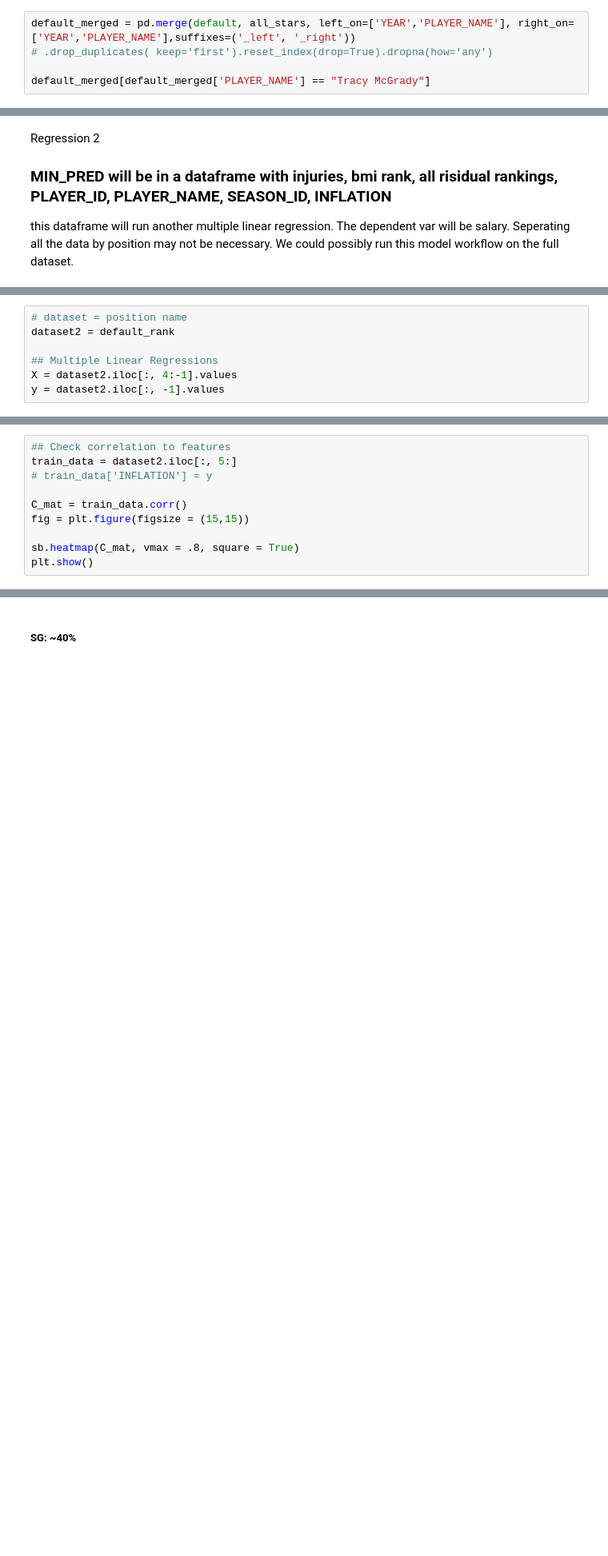
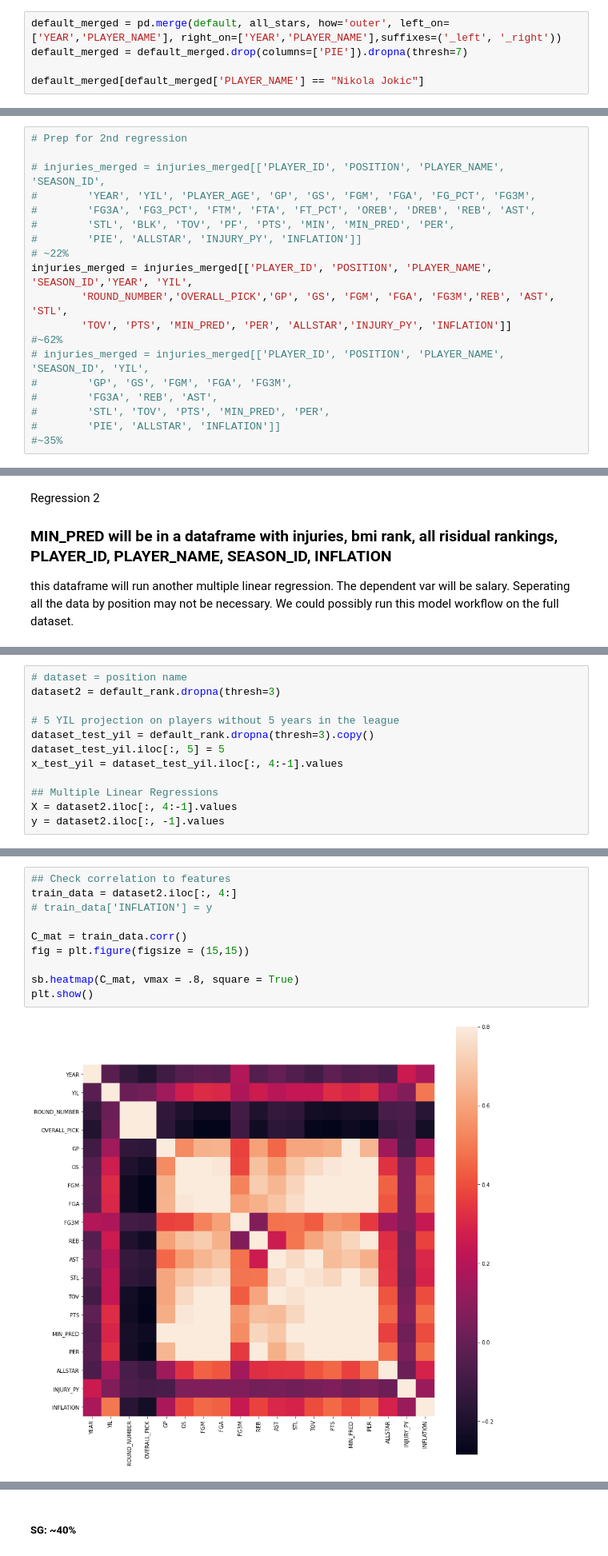
Before and after one commit to Fabiola-C14/Final-Project-NBA-Analysis, a Jupyter notebook: group_files/cpompa/notebooks/nba-ml-multi-linear-regression.ipynb, the cells around one changed output, grey strips where cells are left out. Shown at 80% size. Saved outputs shown, nothing was run; the diff lists cells and outputs as text; blank space fills up the shorter version.

```diff
--- a/group_files/cpompa/notebooks/nba-ml-multi-linear-regression.ipynb
+++ b/group_files/cpompa/notebooks/nba-ml-multi-linear-regression.ipynb
@@ -183,7 +215,7 @@ Simple PER is calculated as follows: (2FG Made * 2) - (2FG Attempted *.75) + (3F
 default['PER'] = ((default['FGM'] * 2) - (default['FGA'] * .75) + (default['FG3M'] * 3) - (default['FG3A'] * .84) + (default['FTM']) - (default['FTA'] * -.65) + default['REB'] + default['AST'] + default['BLK'] + default['STL'] - default['TOV'])
 default = default.sort_values(by='PER', ascending=False).reset_index(drop=True)
 # %%
-default_merged = pd.merge(default, all_stars, left_on=['YEAR','PLAYER_NAME'], right_on=['YEAR','PLAYER_NAME'],suffixes=('_left', '_right'))
-# .drop_duplicates( keep='first').reset_index(drop=True).dropna(how='any')
+default_merged = pd.merge(default, all_stars, how='outer', left_on=['YEAR','PLAYER_NAME'], right_on=['YEAR','PLAYER_NAME'],suffixes=('_left', '_right'))
+default_merged = default_merged.drop(columns=['PIE']).dropna(thresh=7)
 
-default_merged[default_merged['PLAYER_NAME'] == "Tracy McGrady"]
+default_merged[default_merged['PLAYER_NAME'] == "Nikola Jokic"]
@@ -189,0 +285,19 @@ default_merged[default_merged['PLAYER_NAME'] == "Tracy McGrady"]
+# %%
+# Prep for 2nd regression
+
+# injuries_merged = injuries_merged[['PLAYER_ID', 'POSITION', 'PLAYER_NAME', 'SEASON_ID',
+#        'YEAR', 'YIL', 'PLAYER_AGE', 'GP', 'GS', 'FGM', 'FGA', 'FG_PCT', 'FG3M',
+#        'FG3A', 'FG3_PCT', 'FTM', 'FTA', 'FT_PCT', 'OREB', 'DREB', 'REB', 'AST',
+#        'STL', 'BLK', 'TOV', 'PF', 'PTS', 'MIN', 'MIN_PRED', 'PER',
+#        'PIE', 'ALLSTAR', 'INJURY_PY', 'INFLATION']]
+# ~22%
+injuries_merged = injuries_merged[['PLAYER_ID', 'POSITION', 'PLAYER_NAME', 'SEASON_ID','YEAR', 'YIL',
+        'ROUND_NUMBER','OVERALL_PICK','GP', 'GS', 'FGM', 'FGA', 'FG3M','REB', 'AST', 'STL',
+        'TOV', 'PTS', 'MIN_PRED', 'PER', 'ALLSTAR','INJURY_PY', 'INFLATION']]
+#~62%
+# injuries_merged = injuries_merged[['PLAYER_ID', 'POSITION', 'PLAYER_NAME', 'SEASON_ID', 'YIL',
+#        'GP', 'GS', 'FGM', 'FGA', 'FG3M',
+#        'FG3A', 'REB', 'AST',
+#        'STL', 'TOV', 'PTS', 'MIN_PRED', 'PER',
+#        'PIE', 'ALLSTAR', 'INFLATION']]
+#~35%
@@ -200,6 +583,11 @@ default_rank = default_rank.sort_values(by="PIE", ascending=False)
 # %%
 # dataset = position name
-dataset2 = default_rank
+dataset2 = default_rank.dropna(thresh=3)
+
+# 5 YIL projection on players without 5 years in the league
+dataset_test_yil = default_rank.dropna(thresh=3).copy()
+dataset_test_yil.iloc[:, 5] = 5
+x_test_yil = dataset_test_yil.iloc[:, 4:-1].values
 
 ## Multiple Linear Regressions
 X = dataset2.iloc[:, 4:-1].values
@@ -209,13 +595,15 @@ X
 # %%
 ## Check correlation to features
-train_data = dataset2.iloc[:, 5:]
+train_data = dataset2.iloc[:, 4:]
 # train_data['INFLATION'] = y
 
 C_mat = train_data.corr()
 fig = plt.figure(figsize = (15,15))
 
 sb.heatmap(C_mat, vmax = .8, square = True)
 plt.show()
+# %% [output]
+[figure, added]
 # %%
 ## Splitting the dataset into the Training set and Test set
 from sklearn.model_selection import train_test_split
```
Also changed, not shown: parts of 83 cells of this notebook, 27 other files.
